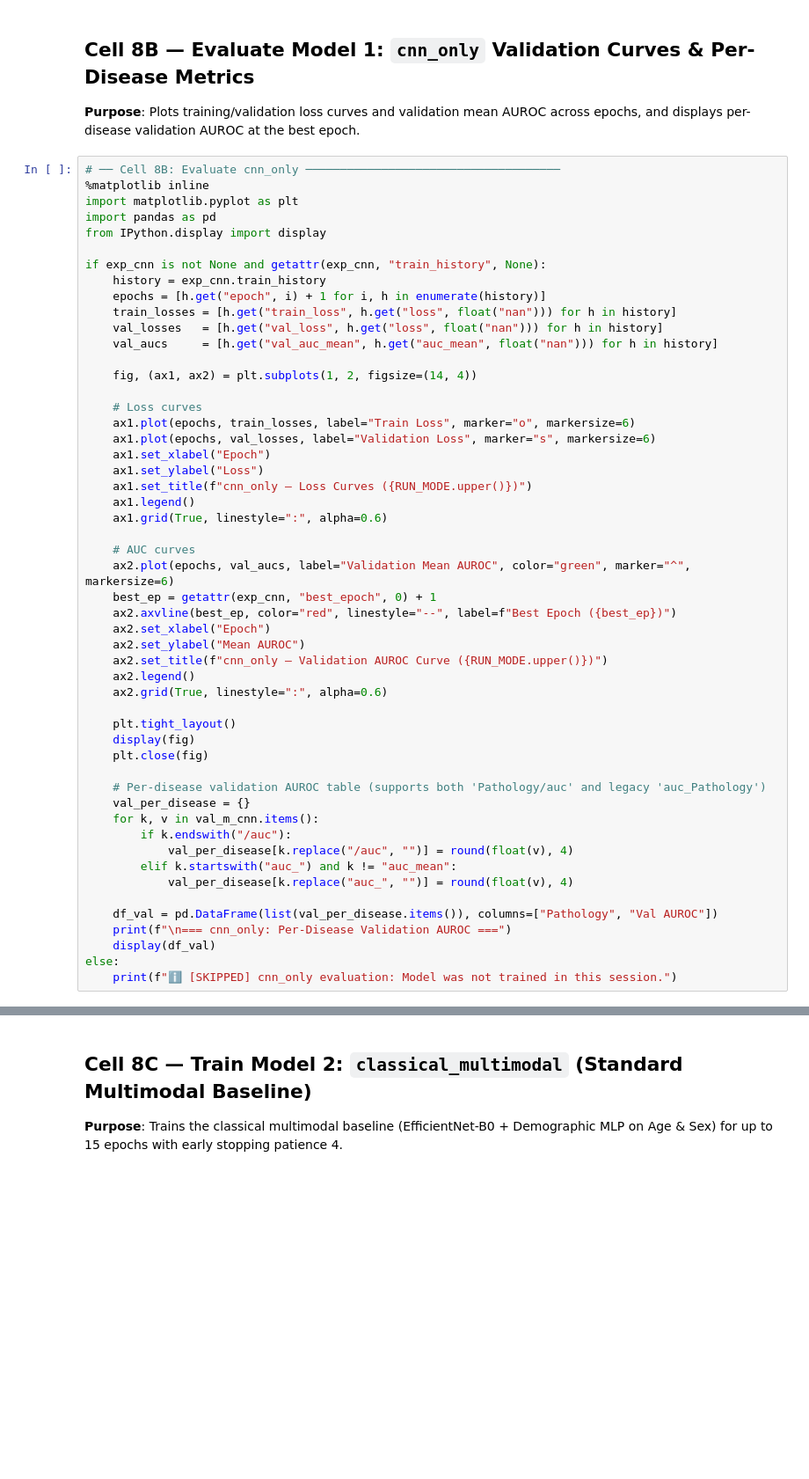
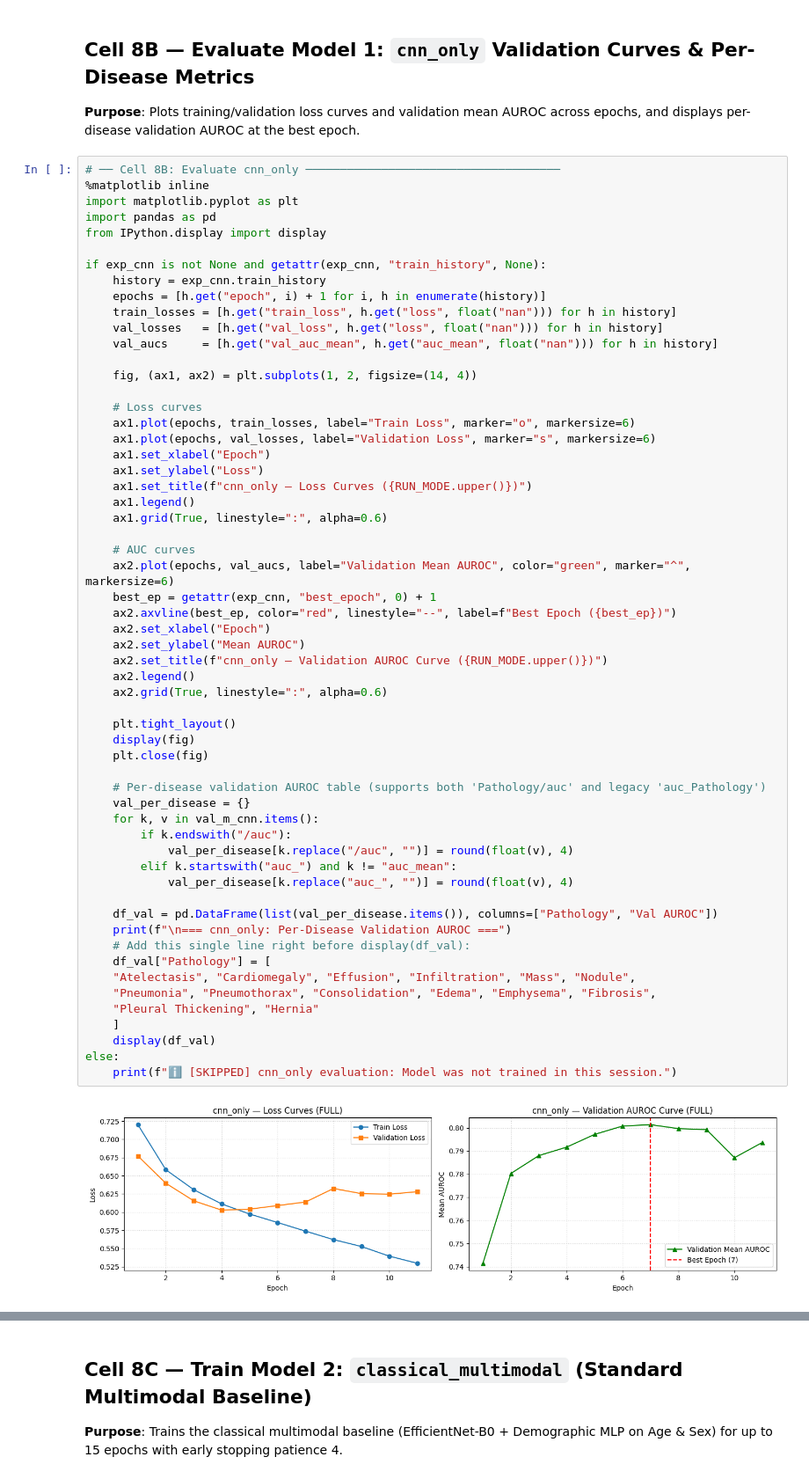
Before and after one commit to pchandraswaroop/UROP, a Jupyter notebook: notebooks/02_model_training.ipynb, the cells around one changed output, grey strips where cells are left out. Shown at 88% size. Saved outputs shown, nothing was run; the diff lists cells and outputs as text; blank space fills up the shorter version.

```diff
--- a/notebooks/02_model_training.ipynb
+++ b/notebooks/02_model_training.ipynb
@@ -697,30 +898,38 @@ if exp_cnn is not None and getattr(exp_cnn, "train_history", None):
     ax1.legend()
     ax1.grid(True, linestyle=":", alpha=0.6)
 
     # AUC curves
     ax2.plot(epochs, val_aucs, label="Validation Mean AUROC", color="green", marker="^", markersize=6)
     best_ep = getattr(exp_cnn, "best_epoch", 0) + 1
     ax2.axvline(best_ep, color="red", linestyle="--", label=f"Best Epoch ({best_ep})")
     ax2.set_xlabel("Epoch")
     ax2.set_ylabel("Mean AUROC")
     ax2.set_title(f"cnn_only — Validation AUROC Curve ({RUN_MODE.upper()})")
     ax2.legend()
     ax2.grid(True, linestyle=":", alpha=0.6)
 
     plt.tight_layout()
     display(fig)
     plt.close(fig)
 
     # Per-disease validation AUROC table (supports both 'Pathology/auc' and legacy 'auc_Pathology')
     val_per_disease = {}
     for k, v in val_m_cnn.items():
         if k.endswith("/auc"):
             val_per_disease[k.replace("/auc", "")] = round(float(v), 4)
         elif k.startswith("auc_") and k != "auc_mean":
             val_per_disease[k.replace("auc_", "")] = round(float(v), 4)
 
     df_val = pd.DataFrame(list(val_per_disease.items()), columns=["Pathology", "Val AUROC"])
     print(f"\n=== cnn_only: Per-Disease Validation AUROC ===")
+    # Add this single line right before display(df_val):
+    df_val["Pathology"] = [
+    "Atelectasis", "Cardiomegaly", "Effusion", "Infiltration", "Mass", "Nodule",
+    "Pneumonia", "Pneumothorax", "Consolidation", "Edema", "Emphysema", "Fibrosis",
+    "Pleural Thickening", "Hernia"
+    ]
     display(df_val)
 else:
     print(f"ℹ [SKIPPED] cnn_only evaluation: Model was not trained in this session.")
+# %% [output]
+[figure, added]
```
Also changed, not shown: parts of 25 cells of this notebook.
